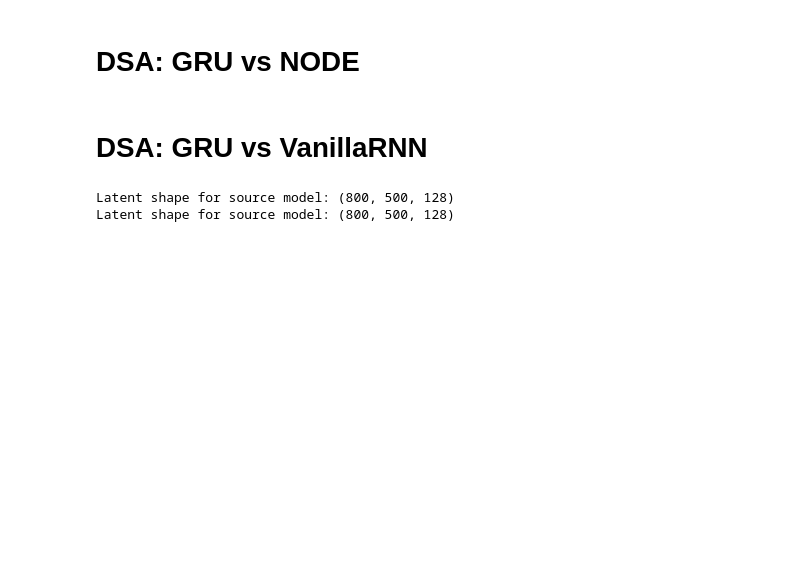
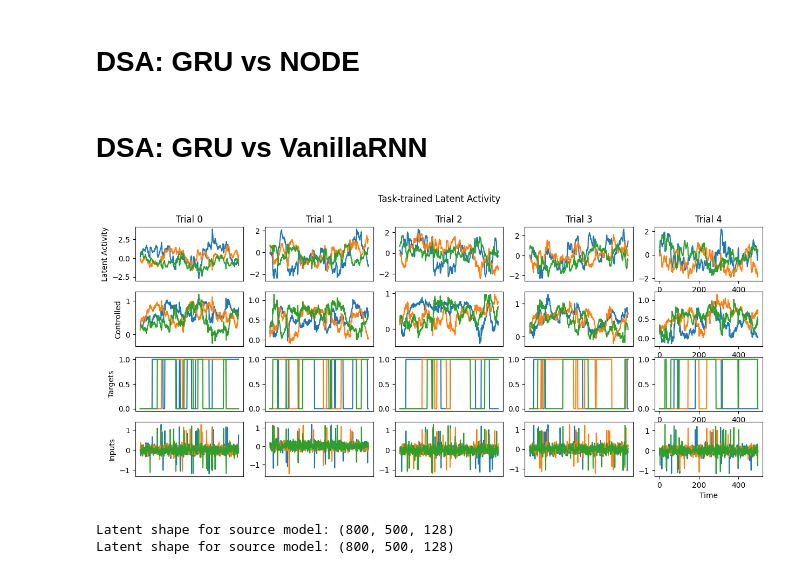
Before and after one commit to fajardgb/n-bitflipflop-ameretat, a Jupyter notebook: Copy_of_Group_2_Project.ipynb, the cells around one changed output. Saved outputs shown, nothing was run; the diff lists cells and outputs as text; code cells hidden in the pictures; blank space fills up the shorter version.

```diff
--- a/Copy_of_Group_2_Project.ipynb
+++ b/Copy_of_Group_2_Project.ipynb
@@ -391,19 +395,23 @@ plt.title("Dynamic Similarity Analysis Score among Trajectories");
 # %%
 # Do DSA on the GRU vs RNN since dims are simliar (same 128 features)
 
 van_path_with_slash = str(vanilla_path) + '/'
 
 analysis_Vanilla_RNN_128 = Analysis_TT(
     run_name = "VAN_3_3bff",
     filepath = van_path_with_slash)
 
+analysis_Vanilla_RNN_128.plot_trial_io(num_trials = 5)
+
 
 
 driscoll_path_with_slash = str(driscoll_path) + '/'
 
 analysis_DriscollRNN_128 = Analysis_TT(
     run_name = "DRIS_3_3bff",
     filepath = driscoll_path_with_slash)
+# %% [output]
+[figure, added]
 # %%
  #latent activity throught training, latent activity during validation
 
```
Also changed, not shown: parts of 9 cells of this notebook.
